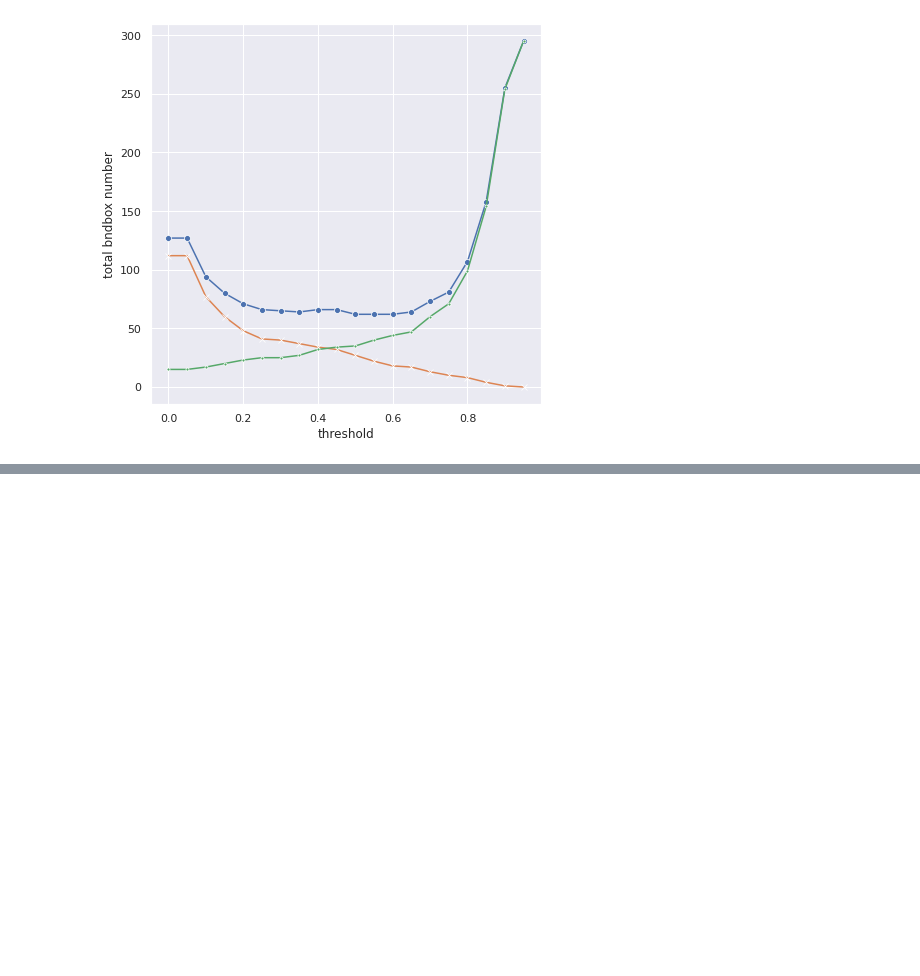
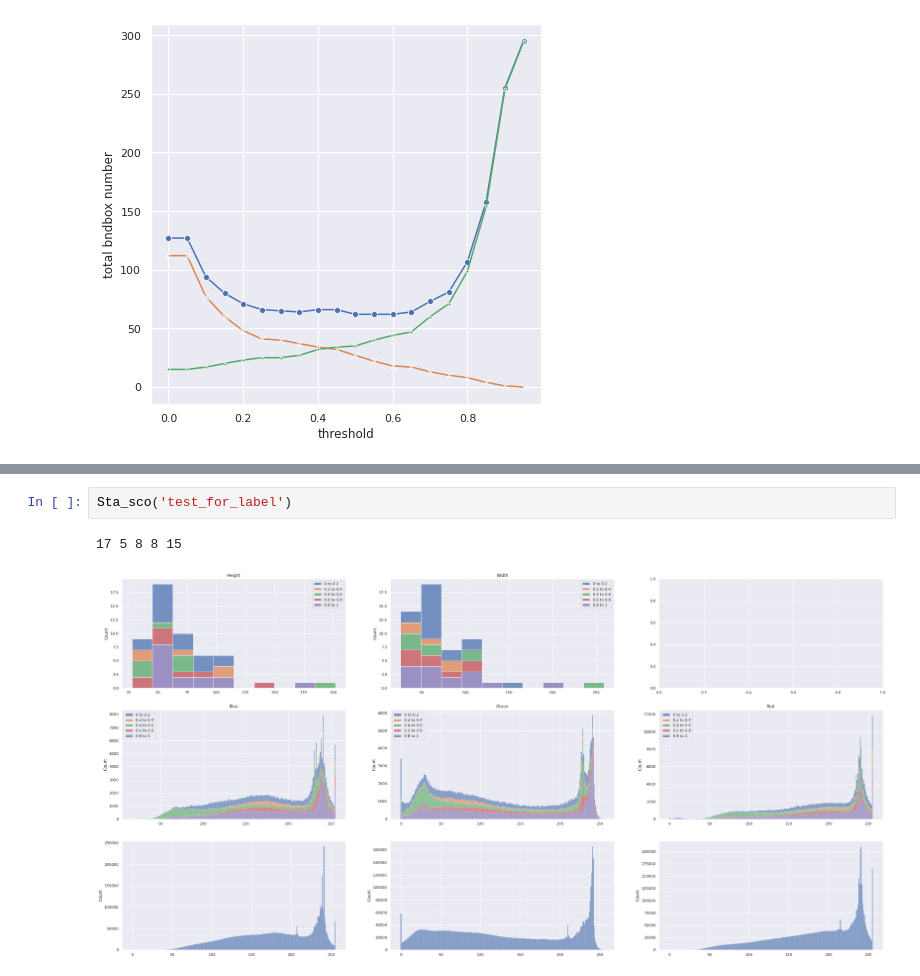
Before and after one commit to ryan840919/STAS-Detection, a Jupyter notebook: Analysis.ipynb, the cells around one changed output, grey strips where cells are left out. Drawn from its saved outputs; the diff is of its cells as text; blank space fills up the shorter version.

```diff
--- a/Analysis.ipynb
+++ b/Analysis.ipynb
@@ -339,0 +424,5 @@ cou('test_with_background_lr0')
+# %%
+Sta_sco('test_for_label')
+# %% [output]
+17 5 8 8 15
+[figure, added]
```
Also changed, not shown: parts of 9 cells of this notebook.
